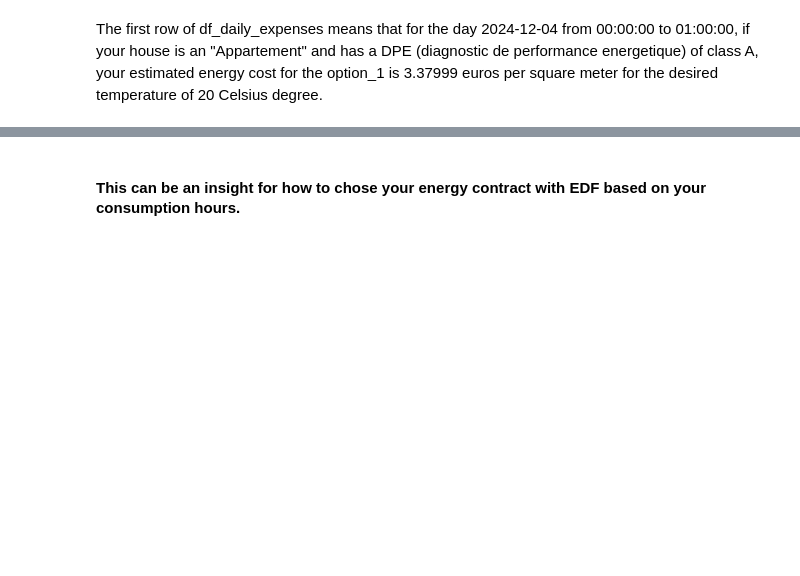
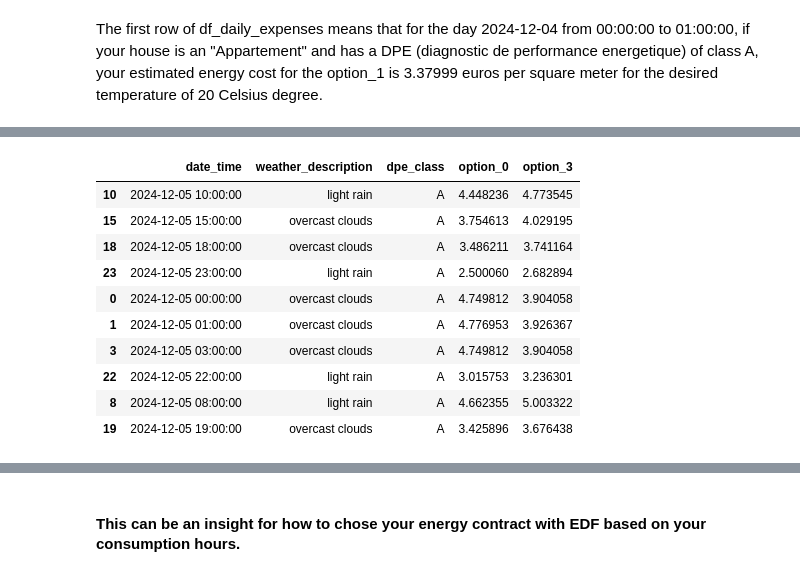
Before and after one commit to pfacouetey/energy_manager, a Jupyter notebook: docs/example.ipynb, the cells around one changed output, grey strips where cells are left out. Drawn from its saved outputs; the diff is of its cells as text; code cells hidden in the pictures; blank space fills up the shorter version.

```diff
--- a/docs/example.ipynb
+++ b/docs/example.ipynb
@@ -74,3 +102,18 @@ df.head()
+# %%
+# Further digging on only two options prices : "option_0", "option_3"
+df[["date_time", "weather_description", "dpe_class", "option_0", "option_3"]].sample(n=10)
+# %% [output]
+|  | date_time | weather_description | dpe_class | option_0 | option_3 |
+| 10 | 2024-12-05 10:00:00 | light rain | A | 4.448236 | 4.773545 |
+| 15 | 2024-12-05 15:00:00 | overcast clouds | A | 3.754613 | 4.029195 |
+| 18 | 2024-12-05 18:00:00 | overcast clouds | A | 3.486211 | 3.741164 |
+| 23 | 2024-12-05 23:00:00 | light rain | A | 2.500060 | 2.682894 |
+| 0 | 2024-12-05 00:00:00 | overcast clouds | A | 4.749812 | 3.904058 |
+| 1 | 2024-12-05 01:00:00 | overcast clouds | A | 4.776953 | 3.926367 |
+| 3 | 2024-12-05 03:00:00 | overcast clouds | A | 4.749812 | 3.904058 |
+| 22 | 2024-12-05 22:00:00 | light rain | A | 3.015753 | 3.236301 |
+| 8 | 2024-12-05 08:00:00 | light rain | A | 4.662355 | 5.003322 |
+| 19 | 2024-12-05 19:00:00 | overcast clouds | A | 3.425896 | 3.676438 |
 # %%
 # Some plot
 plt.figure(figsize=(10, 6))
```
Also changed, not shown: parts of 8 cells of this notebook, 1 other file.
